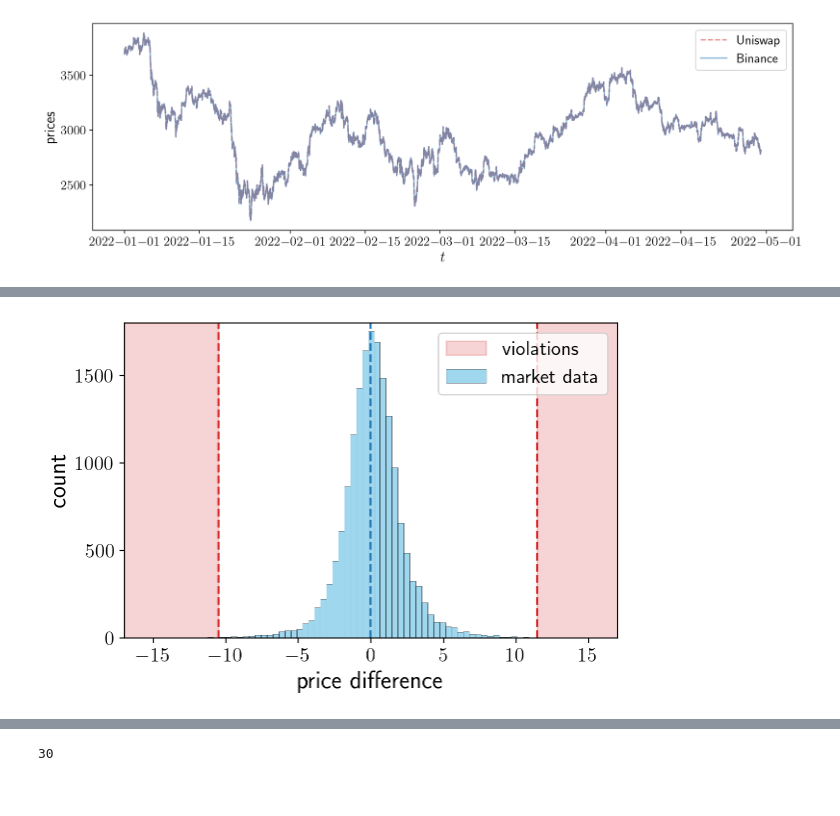
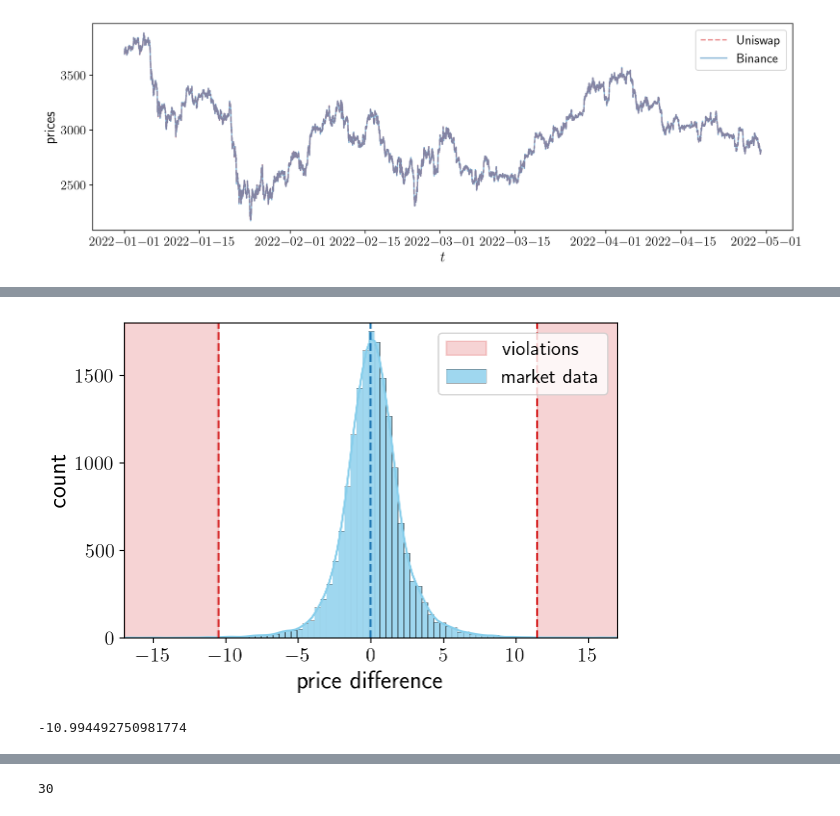
Before and after one commit to muhammadalifaqsha/amm-make-take-fee, a Jupyter notebook: data-analysis.ipynb, the cells around one changed output, grey strips where cells are left out. Drawn from its saved outputs; the diff is of its cells as text; code cells hidden in the pictures.

```diff
--- a/data-analysis.ipynb
+++ b/data-analysis.ipynb
@@ -115,34 +143,38 @@ import seaborn as sns
 # %%
 fig, axs = plt.subplots(1, 1, sharex=True, figsize=(6,4))
 
-sns.histplot(data=df.Difference, bins = 140, kde=False, color="skyblue", label = 'market data', ax=axs, alpha =0.8)
+sns.histplot(data=df.Difference, bins = 140, kde=True, color="skyblue", label = 'market data', ax=axs, alpha =0.8)
 axs.set_xlabel('price difference', fontsize = 18)
 axs.set_ylabel('count', fontsize = 18)
 
 axs.axvline(0,linestyle = '--', color='tab:blue')
 axs.axvline(x_buys,linestyle = '--', color='tab:red')
 axs.axvline(x_sells,linestyle = '--', color='tab:red')
 
 xmin = -17
 xmax = 17
 ymax = 1800
 
 xaux_left = np.linspace(xmin, x_buys, 100)
 xaux_right = np.linspace(x_sells, xmax, 100)
 
 axs.fill_between(xaux_left, ymax*np.ones_like(xaux_left), color = 'tab:red' , alpha=0.2, label= 'violations')
 axs.fill_between(xaux_right, ymax*np.ones_like(xaux_right), color = 'tab:red' , alpha=0.2)
 
 plt.ylim([0,ymax])
 plt.tight_layout()
 plt.xlim([xmin,xmax])
 plt.legend()
 
 plt.tight_layout()
 plt.savefig('figures/negative-intensity-regions.pdf', format="pdf", dpi=resolution_value)
 plt.show()
 # %% [output]
-[figure, old version]
+[figure, new version]
+# %%
+x
+# %% [output]
+-10.994492750981774
 # %%
 mod = sm.OLS(np.concatenate((np.asarray(df.buys), -1.*np.asarray(df.sells)), axis = 0),
                   sm.add_constant(np.concatenate((np.asarray(df.Difference), np.asarray(-1.*df.Difference)), axis = 0), prepend=False))
```
Also changed, not shown: parts of 26 cells of this notebook.
